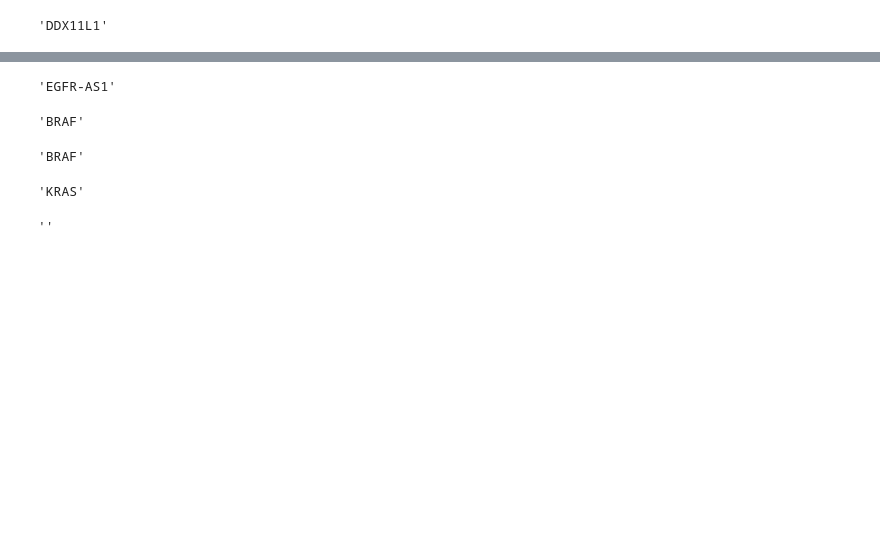
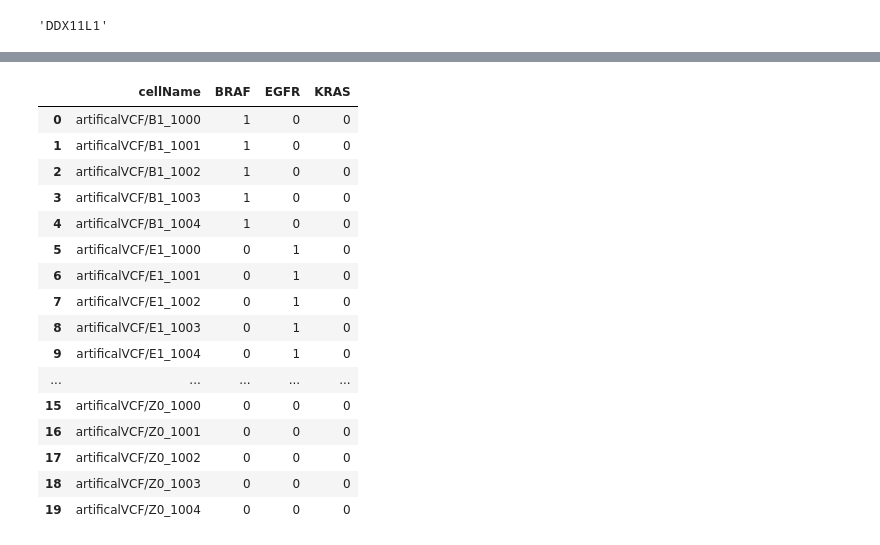
Before and after one commit to lincoln-harris/pyPackaging_scratch, a Jupyter notebook: get_mutationcounts_table_confirmation.ipynb, the cells around one changed output, grey strips where cells are left out. Saved outputs shown, nothing was run; the diff lists cells and outputs as text; code cells hidden in the pictures; blank space fills up the shorter version.

```diff
--- a/get_mutationcounts_table_confirmation.ipynb
+++ b/get_mutationcounts_table_confirmation.ipynb
@@ -113,21 +66,21 @@ get_gene_name('7:55191821-55191821')
-# %%
-get_gene_name('7:55181377-55181379')
-# %% [output]
-'EGFR-AS1'
-# %%
-get_gene_name('7:140753335-140753337')
-# %% [output]
-'BRAF'
-# %%
-get_gene_name('7:140753336-140753336')
-# %% [output]
-'BRAF'
-# %%
-get_gene_name('12:25245351-25245351')
-# %% [output]
-'KRAS'
-# %%
-# get empty region
-get_gene_name('14:1000-1001')
-# %% [output]
-''
+# %%
+artifical_gct = pd.read_csv('/Users/lincoln.harris/code/cerebra/cerebra/wrkdir/geneCellMutationCounts_artifical_TEST.csv')
+artifical_gct
+# %% [output]
+|  | cellName | BRAF | EGFR | KRAS |
+| 0 | artificalVCF/B1_1000 | 1 | 0 | 0 |
+| 1 | artificalVCF/B1_1001 | 1 | 0 | 0 |
+| 2 | artificalVCF/B1_1002 | 1 | 0 | 0 |
+| 3 | artificalVCF/B1_1003 | 1 | 0 | 0 |
+| 4 | artificalVCF/B1_1004 | 1 | 0 | 0 |
+| 5 | artificalVCF/E1_1000 | 0 | 1 | 0 |
+| 6 | artificalVCF/E1_1001 | 0 | 1 | 0 |
+| 7 | artificalVCF/E1_1002 | 0 | 1 | 0 |
+| 8 | artificalVCF/E1_1003 | 0 | 1 | 0 |
+| 9 | artificalVCF/E1_1004 | 0 | 1 | 0 |
+| ... | ... | ... | ... | ... |
+| 15 | artificalVCF/Z0_1000 | 0 | 0 | 0 |
+| 16 | artificalVCF/Z0_1001 | 0 | 0 | 0 |
+| 17 | artificalVCF/Z0_1002 | 0 | 0 | 0 |
+| 18 | artificalVCF/Z0_1003 | 0 | 0 | 0 |
+| 19 | artificalVCF/Z0_1004 | 0 | 0 | 0 |
```
Also changed, not shown: parts of 16 cells of this notebook.
